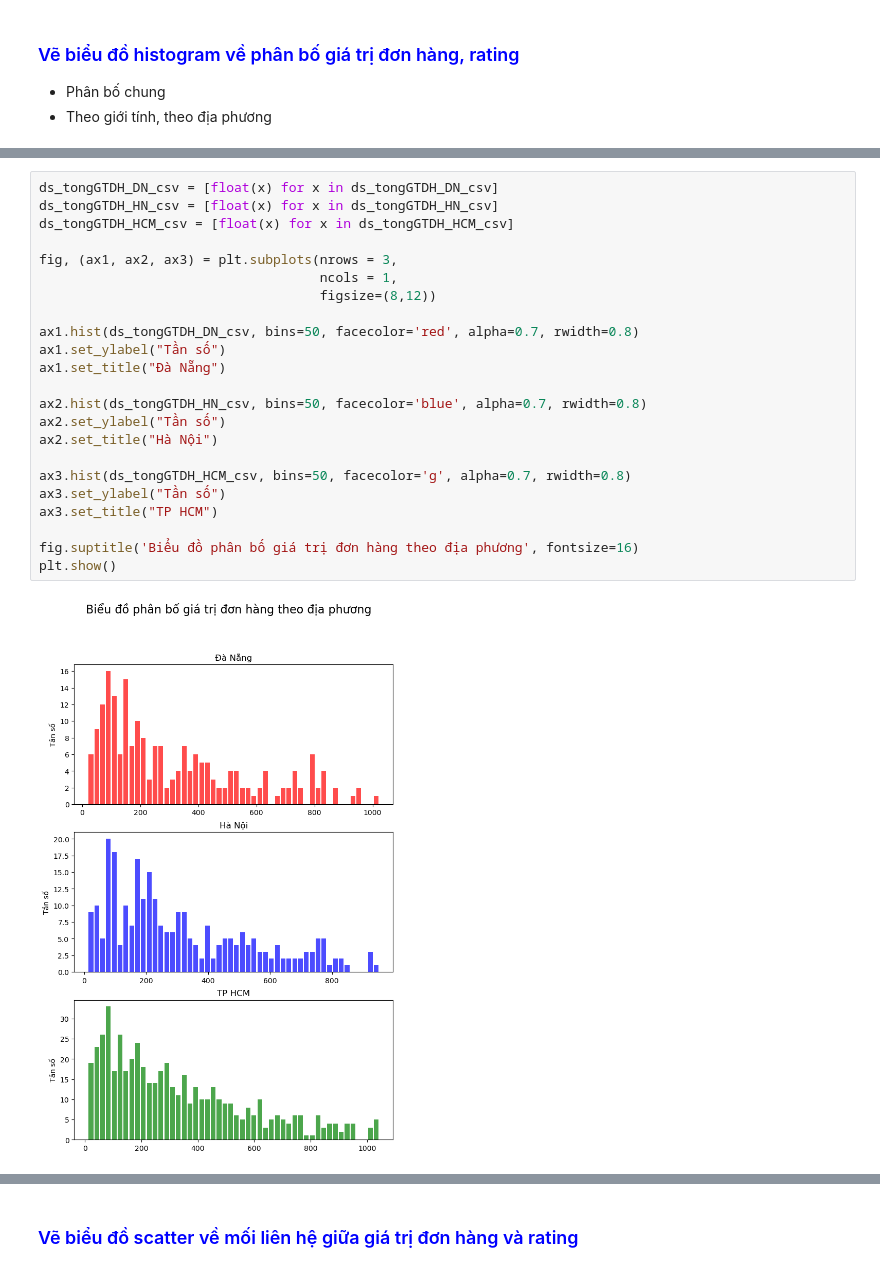
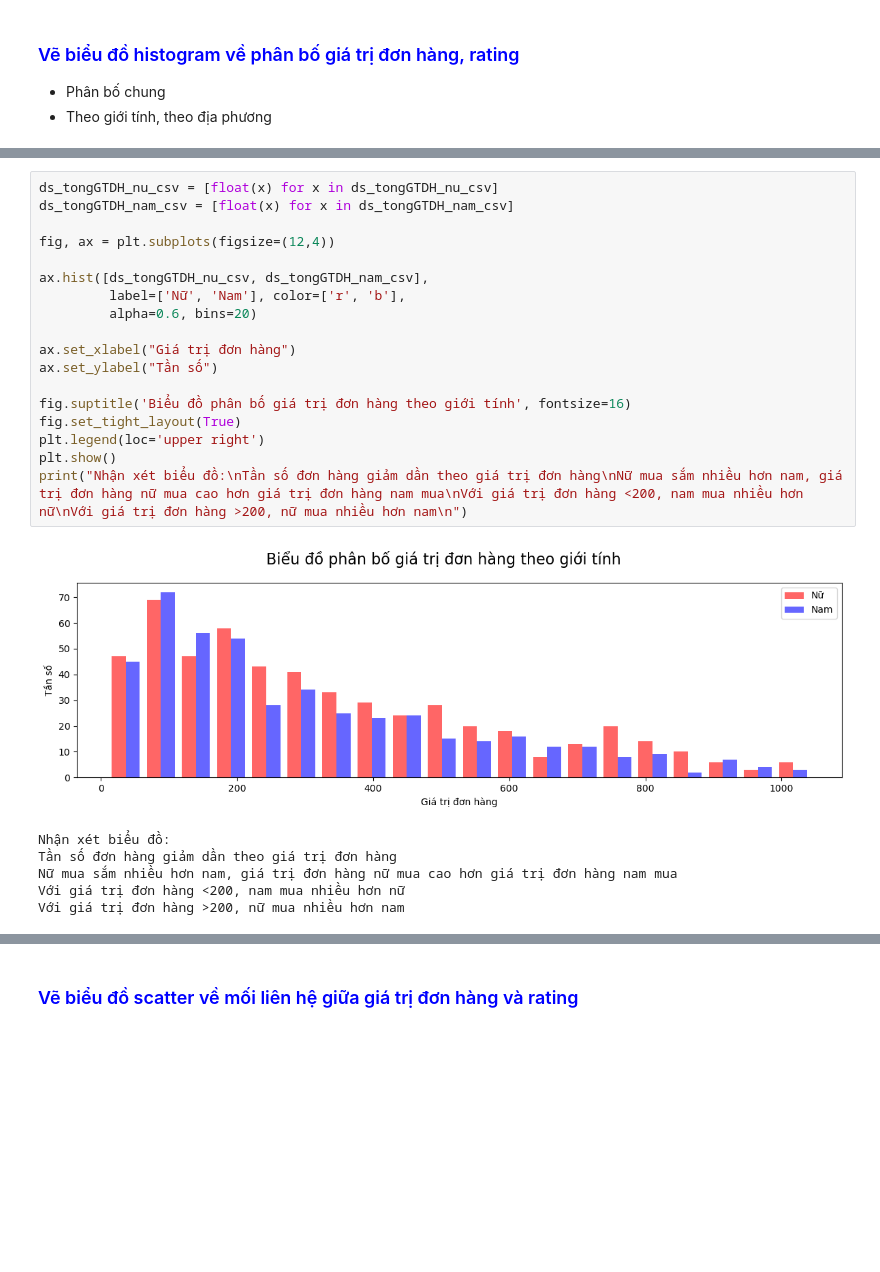
Before and after one commit to nguyenminhthuy/da-course-cybersoft, a Jupyter notebook: DA08_Wk4-2_NguyenMinhThuy.ipynb, the cells around one changed output, grey strips where cells are left out. Drawn from its saved outputs; the diff is of its cells as text; blank space fills up the shorter version.

```diff
--- a/DA08_Wk4-2_NguyenMinhThuy.ipynb
+++ b/DA08_Wk4-2_NguyenMinhThuy.ipynb
@@ -162,25 +156,25 @@ plt.show()
-# %%
-ds_tongGTDH_DN_csv = [float(x) for x in ds_tongGTDH_DN_csv]
-ds_tongGTDH_HN_csv = [float(x) for x in ds_tongGTDH_HN_csv]
-ds_tongGTDH_HCM_csv = [float(x) for x in ds_tongGTDH_HCM_csv]
-
-fig, (ax1, ax2, ax3) = plt.subplots(nrows = 3,
-                                    ncols = 1,
-                                    figsize=(8,12))
-
-ax1.hist(ds_tongGTDH_DN_csv, bins=50, facecolor='red', alpha=0.7, rwidth=0.8)
-ax1.set_ylabel("Tần số")
-ax1.set_title("Đà Nẵng")
-
-ax2.hist(ds_tongGTDH_HN_csv, bins=50, facecolor='blue', alpha=0.7, rwidth=0.8)
-ax2.set_ylabel("Tần số")
-ax2.set_title("Hà Nội")
-
-ax3.hist(ds_tongGTDH_HCM_csv, bins=50, facecolor='g', alpha=0.7, rwidth=0.8)
-ax3.set_ylabel("Tần số")
-ax3.set_title("TP HCM")
-
-fig.suptitle('Biểu đồ phân bố giá trị đơn hàng theo địa phương', fontsize=16)
-plt.show()
-# %% [output]
-[figure, removed]
+# %%
+ds_tongGTDH_nu_csv = [float(x) for x in ds_tongGTDH_nu_csv]
+ds_tongGTDH_nam_csv = [float(x) for x in ds_tongGTDH_nam_csv]
+
+fig, ax = plt.subplots(figsize=(12,4))
+
+ax.hist([ds_tongGTDH_nu_csv, ds_tongGTDH_nam_csv],
+         label=['Nữ', 'Nam'], color=['r', 'b'],
+         alpha=0.6, bins=20)
+
+ax.set_xlabel("Giá trị đơn hàng")
+ax.set_ylabel("Tần số")
+
+fig.suptitle('Biểu đồ phân bố giá trị đơn hàng theo giới tính', fontsize=16)
+fig.set_tight_layout(True)
+plt.legend(loc='upper right')
+plt.show()
+print("Nhận xét biểu đồ:\nTần số đơn hàng giảm dần theo giá trị đơn hàng\nNữ mua sắm nhiều hơn nam, giá trị đơn hàng nữ mua cao hơn giá trị đơn hàng nam mua\nVới giá trị đơn hàng <200, nam mua nhiều hơn nữ\nVới giá trị đơn hàng >200, nữ mua nhiều hơn nam\n")
+# %% [output]
+[figure, added]
+Nhận xét biểu đồ:
+Tần số đơn hàng giảm dần theo giá trị đơn hàng
+Nữ mua sắm nhiều hơn nam, giá trị đơn hàng nữ mua cao hơn giá trị đơn hàng nam mua
+Với giá trị đơn hàng <200, nam mua nhiều hơn nữ
+Với giá trị đơn hàng >200, nữ mua nhiều hơn nam
```
Also changed, not shown: parts of 10 cells of this notebook, 1 other file.
